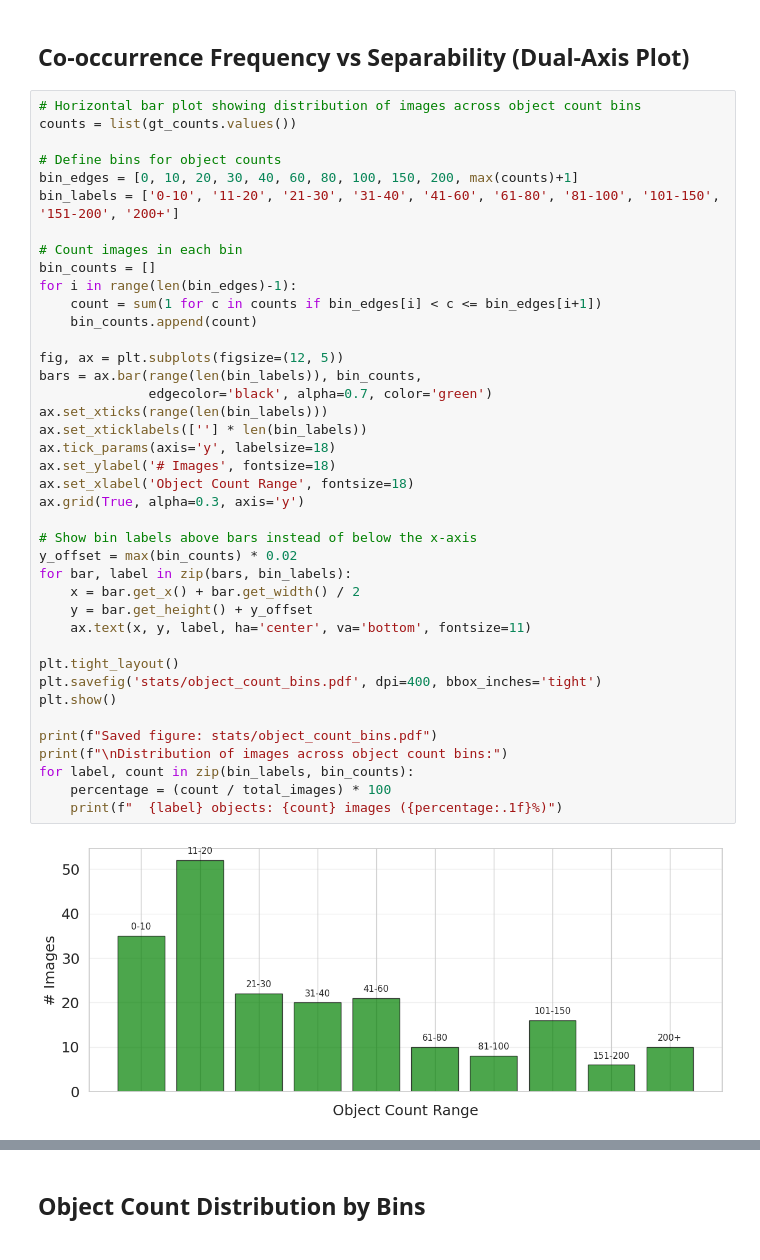
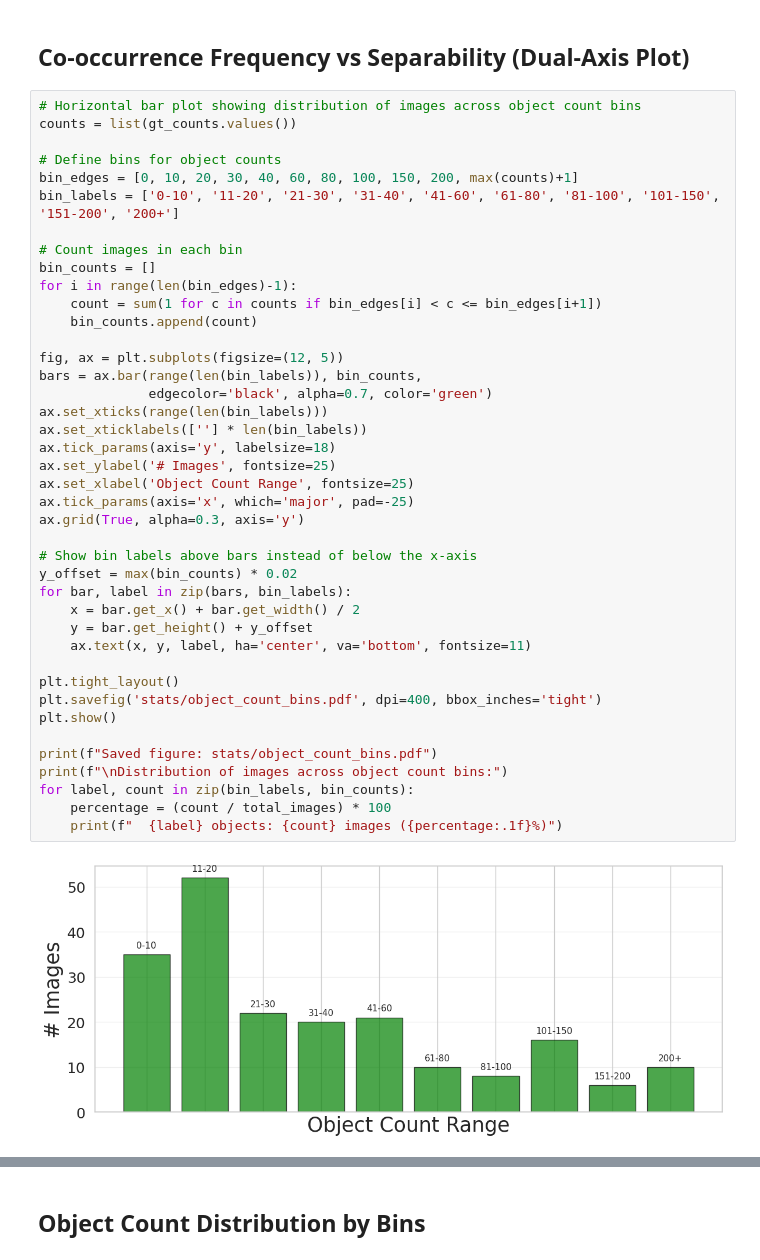
Before and after one commit to ciampluca/PrACo, a Jupyter notebook: data/multiclass-dataset/stats.ipynb, the cells around one changed output, grey strips where cells are left out. Drawn from its saved outputs; the diff is of its cells as text.

```diff
--- a/data/multiclass-dataset/stats.ipynb
+++ b/data/multiclass-dataset/stats.ipynb
@@ -1004,36 +1004,37 @@ bin_labels = ['0-10', '11-20', '21-30', '31-40', '41-60', '61-80', '81-100', '10
 bin_counts = []
 for i in range(len(bin_edges)-1):
     count = sum(1 for c in counts if bin_edges[i] < c <= bin_edges[i+1])
     bin_counts.append(count)
 
 fig, ax = plt.subplots(figsize=(12, 5))
 bars = ax.bar(range(len(bin_labels)), bin_counts,
               edgecolor='black', alpha=0.7, color='green')
 ax.set_xticks(range(len(bin_labels)))
 ax.set_xticklabels([''] * len(bin_labels))
 ax.tick_params(axis='y', labelsize=18)
-ax.set_ylabel('# Images', fontsize=18)
-ax.set_xlabel('Object Count Range', fontsize=18)
+ax.set_ylabel('# Images', fontsize=25)
+ax.set_xlabel('Object Count Range', fontsize=25)
+ax.tick_params(axis='x', which='major', pad=-25)
 ax.grid(True, alpha=0.3, axis='y')
 
 # Show bin labels above bars instead of below the x-axis
 y_offset = max(bin_counts) * 0.02
 for bar, label in zip(bars, bin_labels):
     x = bar.get_x() + bar.get_width() / 2
     y = bar.get_height() + y_offset
     ax.text(x, y, label, ha='center', va='bottom', fontsize=11)
 
 plt.tight_layout()
 plt.savefig('stats/object_count_bins.pdf', dpi=400, bbox_inches='tight')
 plt.show()
 
 print(f"Saved figure: stats/object_count_bins.pdf")
 print(f"\nDistribution of images across object count bins:")
 for label, count in zip(bin_labels, bin_counts):
     percentage = (count / total_images) * 100
     print(f"  {label} objects: {count} images ({percentage:.1f}%)")
 # %% [output]
-[figure, old version]
+[figure, new version]
 Saved figure: stats/object_count_bins.pdf
 
 Distribution of images across object count bins:
```
Also changed, not shown: parts of 3 cells of this notebook, 4 other files.
